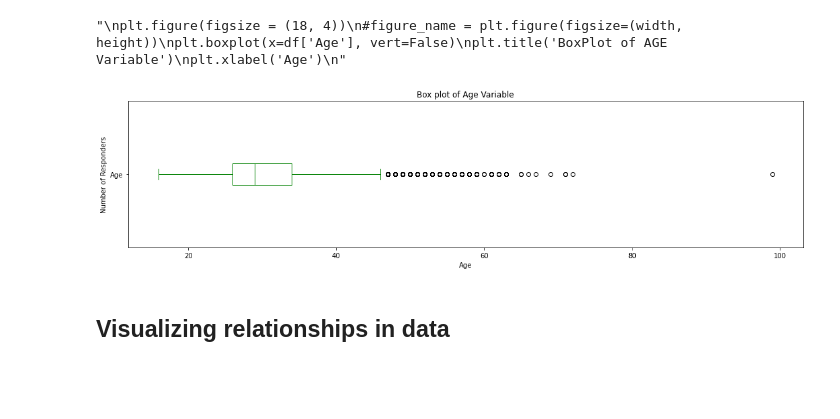
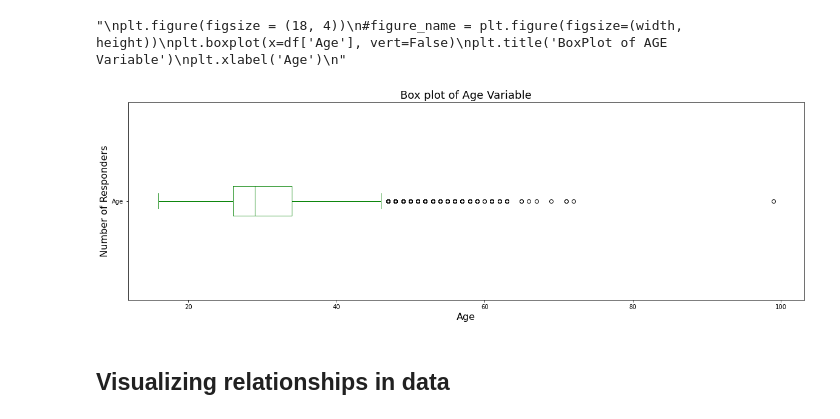
Before and after one commit to bahamalytixs/Capstone-Module, a Jupyter notebook: HR-M4DataVisualization-lab-Final.ipynb, the cells around one changed output. Drawn from its saved outputs; the diff is of its cells as text; code cells hidden in the pictures; blank space fills up the shorter version.

Commit message:
Add files via upload
Capstone Data Visualization Final Project

```diff
--- a/HR-M4DataVisualization-lab-Final.ipynb
+++ b/HR-M4DataVisualization-lab-Final.ipynb
@@ -190,9 +223,9 @@ df['Age'].isnull().sum()  #See if any Missing Values
 287
 # %%
 # Replacement of Missing Values with Mean of AGE
-
-meanAge = df['Age'].mean()
-df['Age'].replace(np.nan, meanAge, inplace=True)
+if df['Age'].isnull().sum():  #See if any Missing Values
+    meanAge = df['Age'].mean()
+    df['Age'].replace(np.nan, meanAge, inplace=True)
 # %%
 # your code goes here - Working code
 """
@@ -205,17 +238,18 @@ plt.xlabel('Age')
 # %% [output]
 "\nplt.figure(figsize = (18, 4))\n#figure_name = plt.figure(figsize=(width, height))\nplt.boxplot(x=df['Age'], vert=False)\nplt.title('BoxPlot of AGE Variable')\nplt.xlabel('Age')\n"
 # %%
-# your code goes here - Working code
+#Plot Boxplot
+# your code goes here - Code from Lecture
 
-df['Age'].plot(kind='box', vert=False, color='green', figsize=(18, 4))
+df['Age'].plot(kind='box', vert=False, color='green', figsize=(20, 6))
 
-plt.title('Box plot of Age Variable')
-plt.xlabel('Age')
-plt.ylabel('Number of Responders')
+plt.title('Box plot of Age Variable', size=18)
+plt.xlabel('Age', size=16)
+plt.ylabel('Number of Responders', size=16)
 
 plt.show()
 # %% [output]
-[figure, old version]
+[figure, new version]
 # %% [markdown]
 ## Visualizing relationships in data
 # %% [markdown]
```
Also changed, not shown: parts of 82 cells of this notebook.
